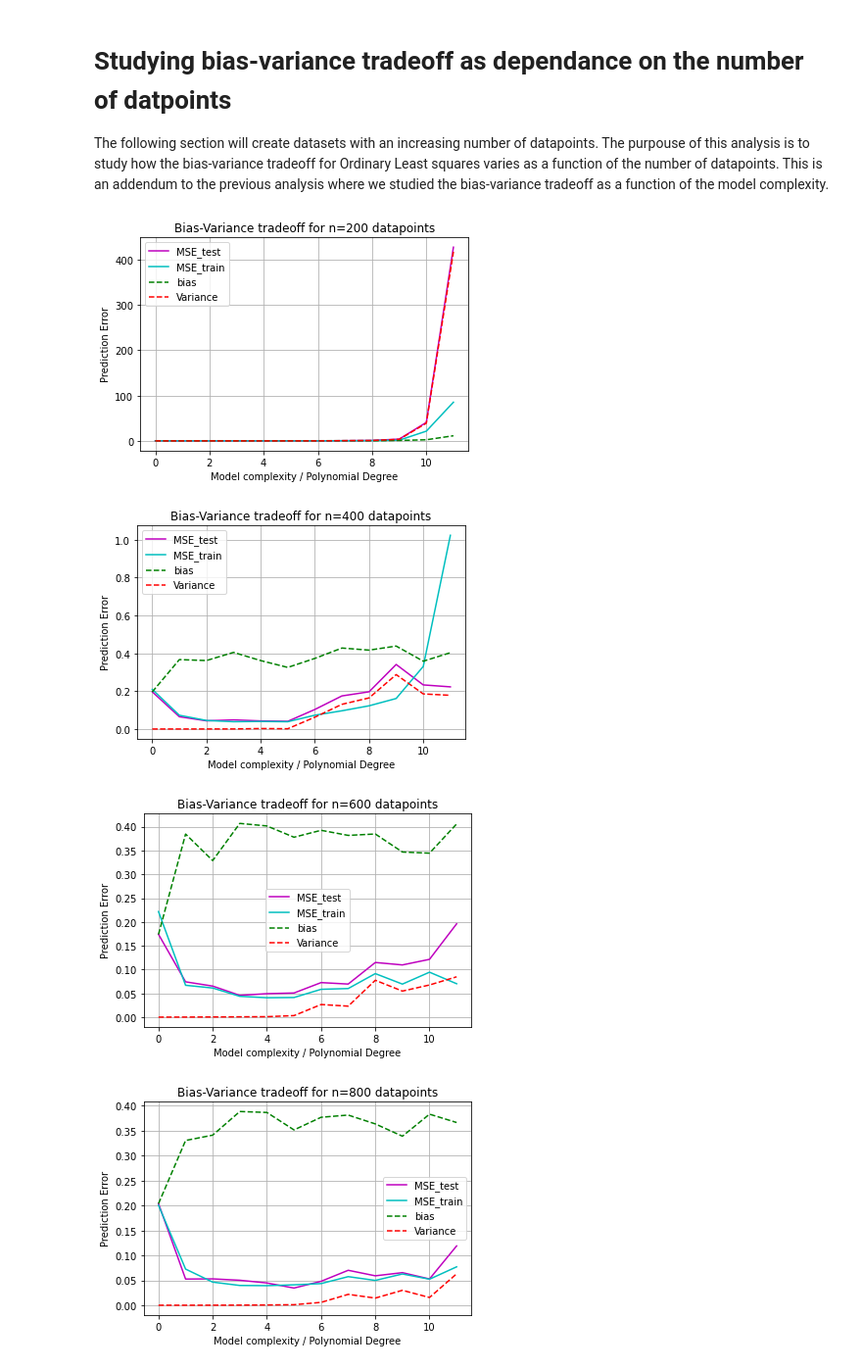
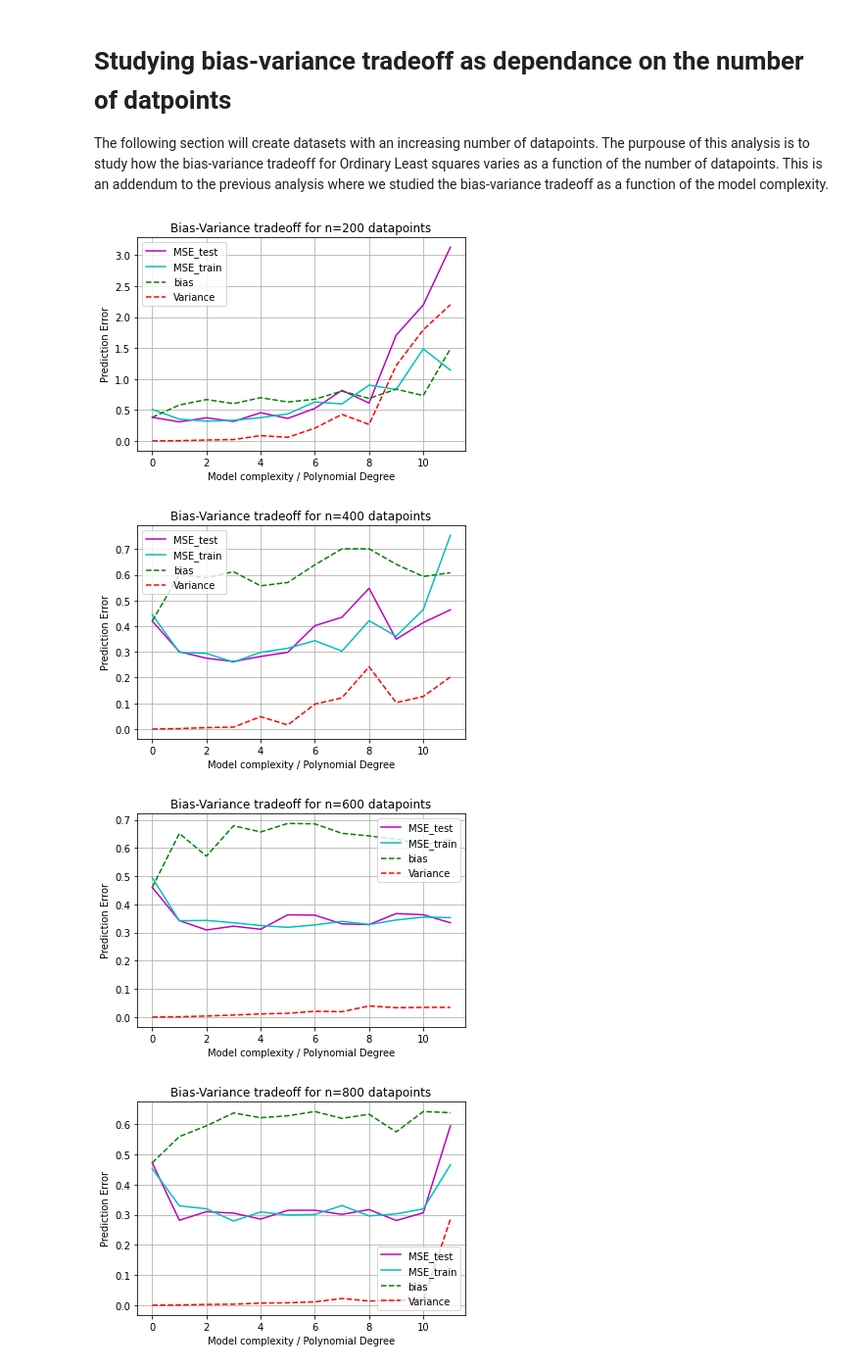
Before and after one commit to AndreasBordvik/FYS-STK4155-Prj1_report, a Jupyter notebook: code/Exercise2.ipynb, the cells around one changed output. Shown at 98% size. Cells and saved outputs as stored; diff of their text form; code cells hidden in the pictures.

```diff
--- a/code/Exercise2.ipynb
+++ b/code/Exercise2.ipynb
@@ -32,7 +35,7 @@ variance = np.zeros(maxdegree)
 #for each degree of poly:
 # %%
 for degree in tqdm(range(maxdegree), desc = f"Looping through polynomials up to {maxdegree} degrees with {n_bootstraps} bootstraps: "):
-    model = LinearRegression()
+    model = common.LinearRegression()
     #model= make_pipeline(PolynomialFeatures(degree=degree), LinearRegression(fit_intercept=False))
     X = common.create_X(x, y, n=degree)
     X_train, X_test, y_train, y_test = train_test_split(X, z, test_size=0.2)
@@ -58,11 +61,11 @@ for degree in tqdm(range(maxdegree), desc = f"Looping through polynomials up to
         #fit model to x_,y_ sample:
         #print(f"y_.shape : {y_.shape}")
         #clf =  model.fit(x_, y_)
-        clf = model.fit(x_, y_)
+        model.fit(x_, y_, SVDfit=False)
         #fit model and predict on test data:
-        y_pred[:, i] = clf.predict(X_test_scaled)
+        y_pred[:, i] = model.predict(X_test_scaled)
         #predict on train data:
-        y_fit[:,i] = clf.predict(X_train_scaled)
+        y_fit[:,i] = model.predict(X_train_scaled)
 
 
     #polydegree[degree] = degree
@@ -90,6 +93,7 @@ plt.show()
 # Studying bias-variance tradeoff as dependance on the number of datpoints
 The following section will create datasets with an increasing number of datapoints. The purpouse of this analysis is to study how the bias-variance tradeoff for Ordinary Least squares varies as a function of the number of datapoints. This is an addendum to the previous analysis where we studied the bias-variance tradeoff as a function of the model complexity.
 # %%
+
 n_list = [200, 400, 600, 800, 1000]
 n_bootstraps = 100
 maxdegree = 12
@@ -106,7 +110,7 @@ for n in n_list:
     bias_n = np.zeros(maxdegree)
 
     for degree in tqdm(range(maxdegree), desc = f"Looping through polynomials up to {maxdegree} degrees with {n_bootstraps} bootstraps: "):
-        model = LinearRegression()
+        model = common.LinearRegression()
         #model= make_pipeline(PolynomialFeatures(degree=degree), LinearRegression(fit_intercept=False))
         X = common.create_X(x, y, n=degree)
         X_train, X_test, y_train, y_test = train_test_split(X, z, test_size=0.2)
@@ -129,37 +133,37 @@ for n in n_list:
         for i in range(n_bootstraps):
             #bootstrap:
             x_, y_ = resample(X_train_scaled, y_train)
             #fit model to x_,y_ sample:
             #print(f"y_.shape : {y_.shape}")
-            clf =  model.fit(x_, y_)
+            model.fit(x_, y_, SVDfit=False)
             #fit model and predict on test data:
-            y_pred[:, i] = clf.predict(X_test_scaled)
+            y_pred[:, i] = model.predict(X_test_scaled)
             #predict on train data:
-            y_fit[:,i] = clf.predict(X_train_scaled)
+            y_fit[:,i] = model.predict(X_train_scaled)
 
 
         #polydegree[degree] = degree
 
         MSE_test_n[degree] = np.mean( np.mean((y_test_ - y_pred)**2, axis=1, keepdims=True) )
         MSE_train_n[degree] = np.mean( np.mean((y_train_ - y_fit)**2, axis=1, keepdims=True) )
         bias_n[degree] = np.mean( (y_test - np.mean(y_pred, axis=1, keepdims=True))**2 )
         variance_n[degree] = np.mean( np.var(y_pred, axis=1, keepdims=True))
 
     plt.plot(polydegree, MSE_test_n,"m", label='MSE_test')
     plt.plot(polydegree, MSE_train_n,"c", label='MSE_train')
 
     plt.plot(polydegree, bias_n,"g--", label='bias')
     plt.plot(polydegree, variance_n,"r--", label='Variance')
 
     plt.title(f"Bias-Variance tradeoff for n={n} datapoints")
     plt.xlabel("Model complexity / Polynomial Degree")
     plt.ylabel("Prediction Error")
 
     plt.grid(True)
     plt.legend()
     plt.show()
 # %% [output]
-[figure, old version]
+[figure, new version]
-[figure, old version]
+[figure, new version]
-[figure, old version]
+[figure, new version]
-[figure, old version]
+[figure, new version]
```
Also changed, not shown: parts of 3 cells of this notebook.
